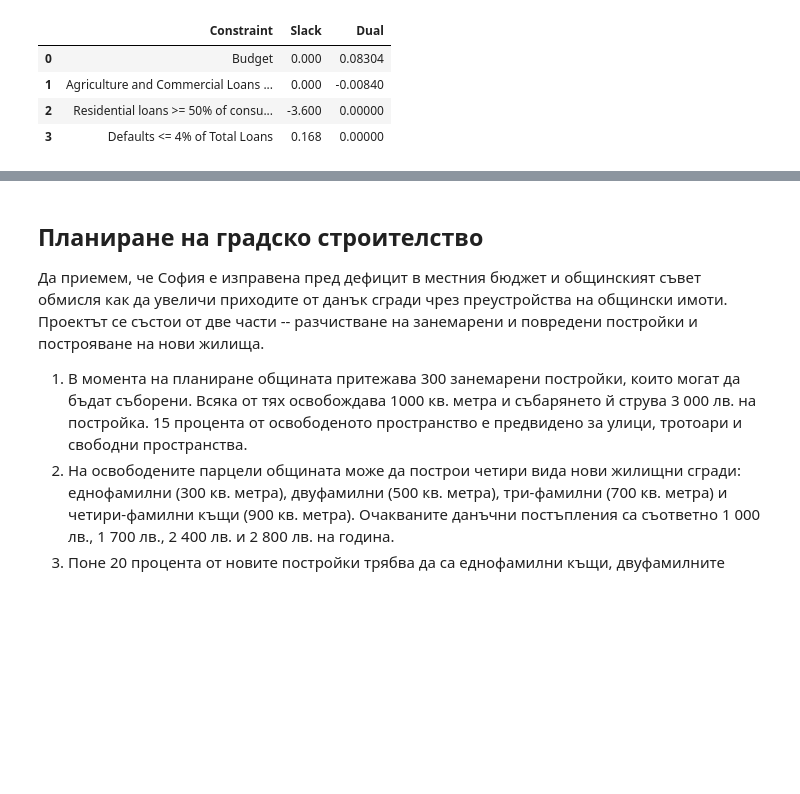
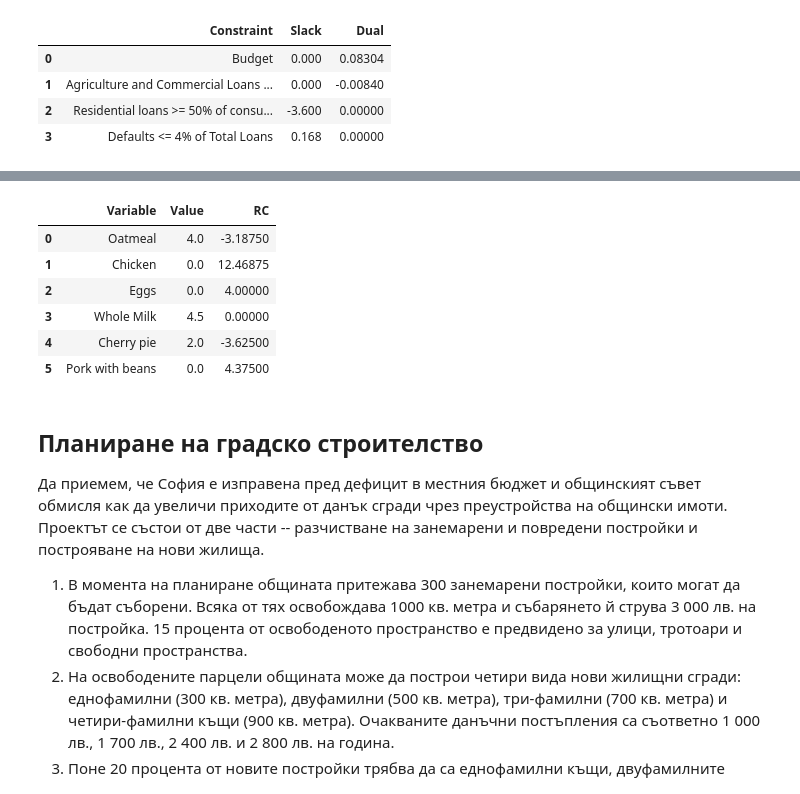
Before and after one commit to febse/opt2025, a Jupyter notebook: 00-Assignments/assignments.ipynb, the cells around one changed output, grey strips where cells are left out. Cells and saved outputs as stored; diff of their text form; code cells hidden in the pictures; blank space fills up the shorter version.

```diff
--- a/00-Assignments/assignments.ipynb
+++ b/00-Assignments/assignments.ipynb
@@ -195,3 +355,13 @@ constr_df
+# %%
+vars_df
+# %% [output]
+|  | Variable | Value | RC |
+| 0 | Oatmeal | 4.0 | -3.18750 |
+| 1 | Chicken | 0.0 | 12.46875 |
+| 2 | Eggs | 0.0 | 4.00000 |
+| 3 | Whole Milk | 4.5 | 0.00000 |
+| 4 | Cherry pie | 2.0 | -3.62500 |
+| 5 | Pork with beans | 0.0 | 4.37500 |
 # %% [markdown]
 ## Планиране на градско строителство
 
```
Also changed, not shown: parts of 9 cells of this notebook, 1 other file.
